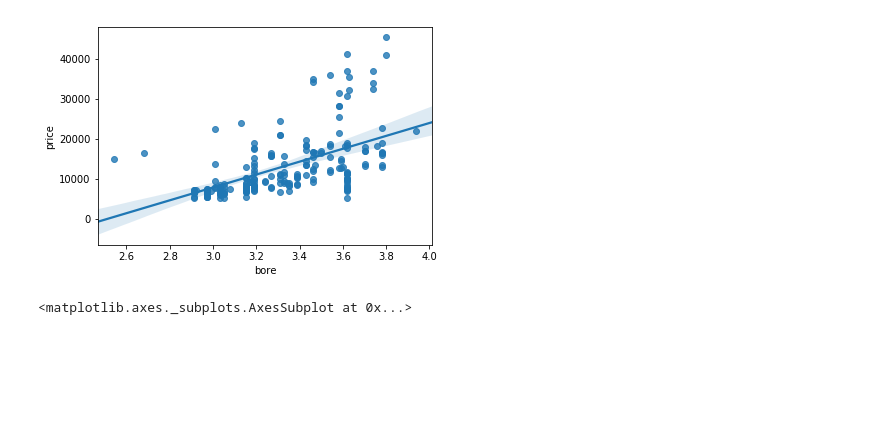
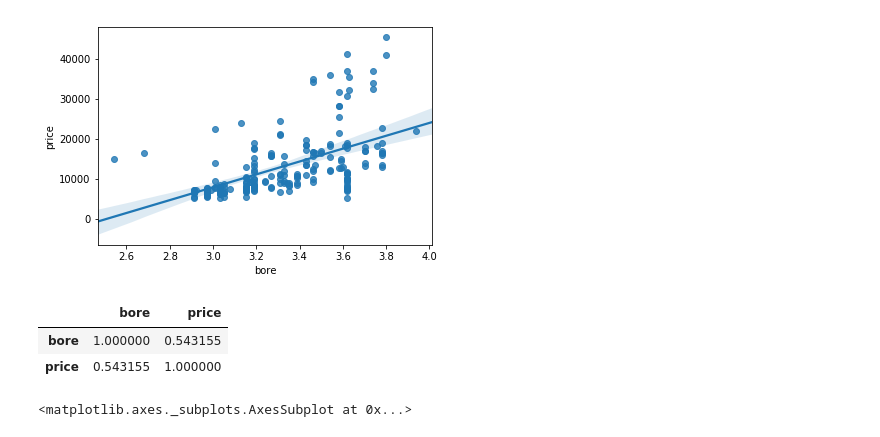
Before and after one commit to SeshSai/CarPricedata_EDA, a Jupyter notebook: Car prices EDA.ipynb, the cells around one changed output. Cells and saved outputs as stored; diff of their text form; code cells hidden in the pictures; blank space fills up the shorter version.

```diff
--- a/Car prices EDA.ipynb
+++ b/Car prices EDA.ipynb
@@ -81,6 +137,12 @@ sns.regplot(x="bore", y="price", data=df)
 # %% [output]
 <matplotlib.axes._subplots.AxesSubplot at 0x...>
 [figure]
+# %%
+df[["bore", "price"]].corr()
+# %% [output]
+|  | bore | price |
+| bore | 1.000000 | 0.543155 |
+| price | 0.543155 | 1.000000 |
 # %%
 #In general the higher the price - higher the performance. Higher performance require big engines and larger bores for big pistons
 # %%
```
Also changed, not shown: parts of 24 cells of this notebook.
